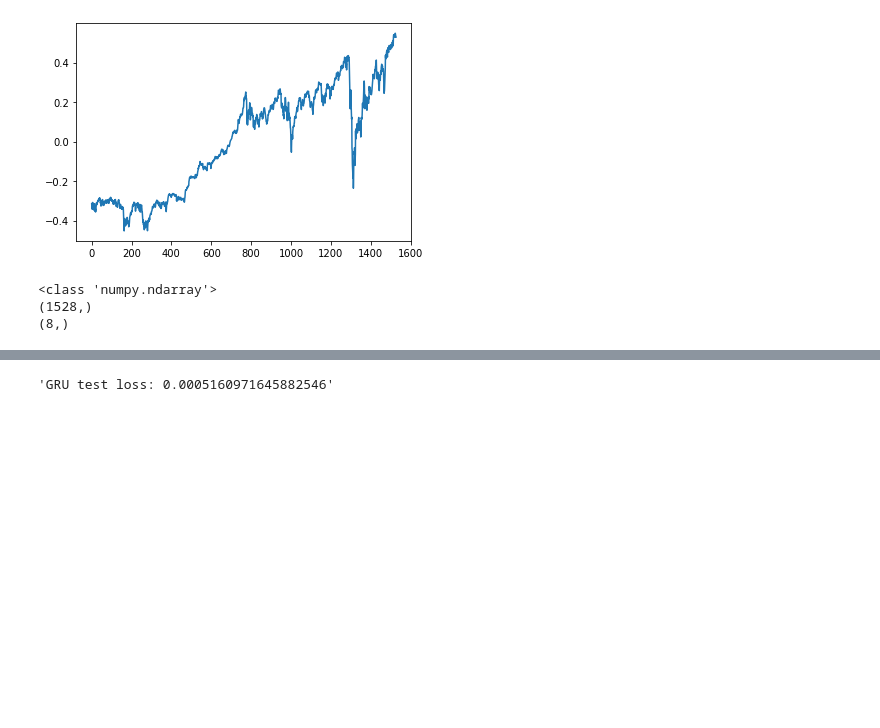
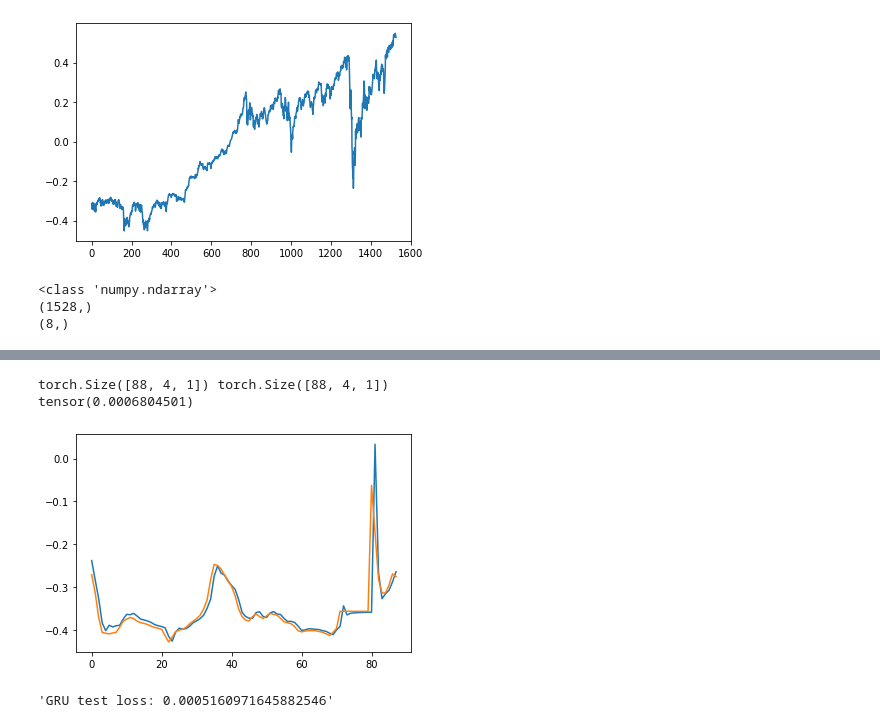
Before and after one commit to vladislav-horbatiuk/rspl_neuron_experiments, a Jupyter notebook: test_recurr_sigmoid_piecewise_neuron_forecasting.ipynb, the cells around one changed output, grey strips where cells are left out. Saved outputs shown, nothing was run; the diff lists cells and outputs as text; code cells hidden in the pictures; blank space fills up the shorter version.

```diff
--- a/test_recurr_sigmoid_piecewise_neuron_forecasting.ipynb
+++ b/test_recurr_sigmoid_piecewise_neuron_forecasting.ipynb
@@ -702,3 +247,19 @@ plt.show()
+# %%
+with torch.no_grad():
+    model_forecasts = run_on_inputs_with_targets(model, test_input, test_target,
+                                                 setup_ctxs=True, delete_ctxs=True)
+    print(model_forecasts.shape, test_target.shape)
+    print(torch.square(model_forecasts - test_target).mean())
+    N, S, one = test_target.shape
+    SEQ_IDX = 3
+    plt.figure()
+    plt.plot(np.arange(N), model_forecasts[:, SEQ_IDX, :].detach())
+    plt.plot(np.arange(N), test_target[:, SEQ_IDX, :].detach())
+    plt.show()
+# %% [output]
+torch.Size([88, 4, 1]) torch.Size([88, 4, 1])
+tensor(0.0006804501)
+[figure, added]
 # %%
 'GRU test loss: 0.0005160971645882546'
 # %% [output]
```
Also changed, not shown: parts of 21 cells of this notebook, 9 other files.
